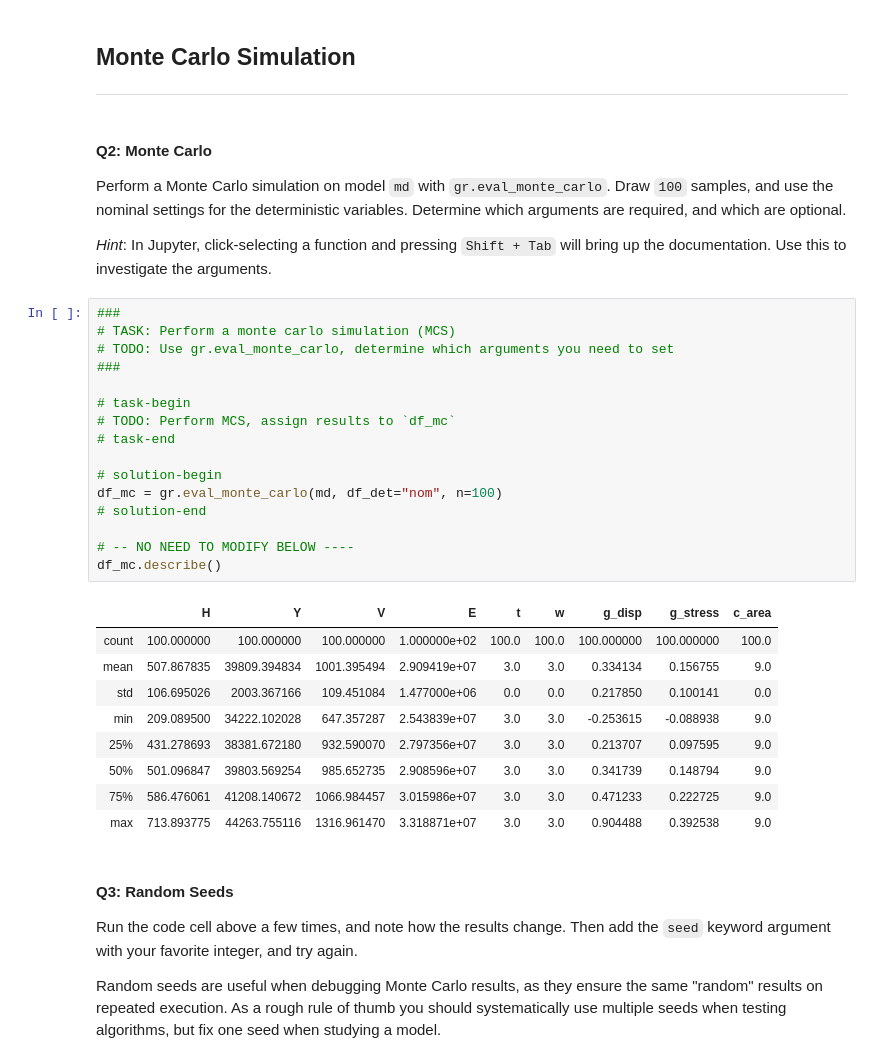
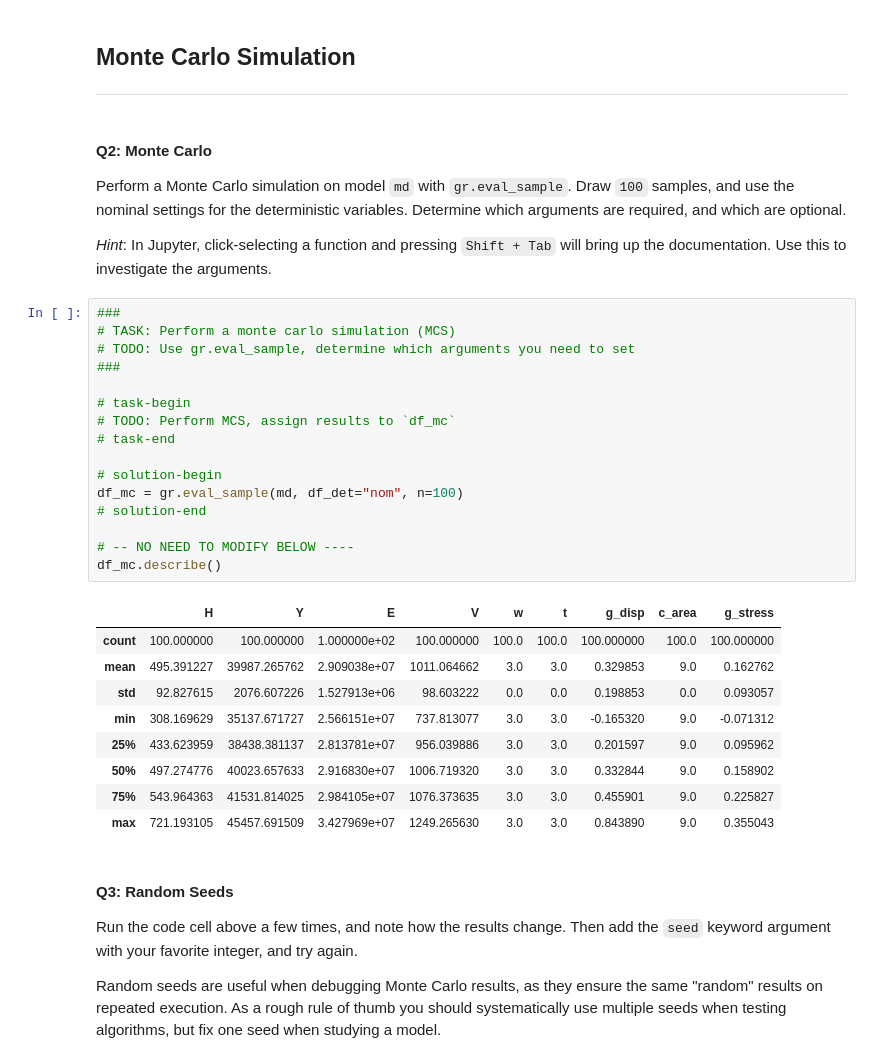
Before and after one commit to zdelrosario/py_grama, a Jupyter notebook: tutorials/t02_explore_master.ipynb, the cells around one changed output. Saved outputs shown, nothing was run; the diff lists cells and outputs as text.

```diff
--- a/tutorials/t02_explore_master.ipynb
+++ b/tutorials/t02_explore_master.ipynb
@@ -72,35 +75,35 @@ model: Cantilever Beam
 ---
 # %% [markdown]
 #### __Q2: Monte Carlo__
-Perform a Monte Carlo simulation on model `md` with `gr.eval_monte_carlo`. Draw `100` samples, and use the nominal settings for the deterministic variables. Determine which arguments are required, and which are optional.
+Perform a Monte Carlo simulation on model `md` with `gr.eval_sample`. Draw `100` samples, and use the nominal settings for the deterministic variables. Determine which arguments are required, and which are optional.
 
 *Hint*: In Jupyter, click-selecting a function and pressing `Shift + Tab` will bring up the documentation. Use this to investigate the arguments.
 # %%
 ###
 # TASK: Perform a monte carlo simulation (MCS)
-# TODO: Use gr.eval_monte_carlo, determine which arguments you need to set
+# TODO: Use gr.eval_sample, determine which arguments you need to set
 ###
 
 # task-begin
 # TODO: Perform MCS, assign results to `df_mc`
 # task-end
 
 # solution-begin
-df_mc = gr.eval_monte_carlo(md, df_det="nom", n=100)
+df_mc = gr.eval_sample(md, df_det="nom", n=100)
 # solution-end
 
 # -- NO NEED TO MODIFY BELOW ----
 df_mc.describe()
 # %% [output]
-|  | H | Y | V | E | t | w | g_disp | g_stress | c_area |
-| count | 100.000000 | 100.000000 | 100.000000 | 1.000000e+02 | 100.0 | 100.0 | 100.000000 | 100.000000 | 100.0 |
-| mean | 507.867835 | 39809.394834 | 1001.395494 | 2.909419e+07 | 3.0 | 3.0 | 0.334134 | 0.156755 | 9.0 |
-| std | 106.695026 | 2003.367166 | 109.451084 | 1.477000e+06 | 0.0 | 0.0 | 0.217850 | 0.100141 | 0.0 |
-| min | 209.089500 | 34222.102028 | 647.357287 | 2.543839e+07 | 3.0 | 3.0 | -0.253615 | -0.088938 | 9.0 |
-| 25% | 431.278693 | 38381.672180 | 932.590070 | 2.797356e+07 | 3.0 | 3.0 | 0.213707 | 0.097595 | 9.0 |
-| 50% | 501.096847 | 39803.569254 | 985.652735 | 2.908596e+07 | 3.0 | 3.0 | 0.341739 | 0.148794 | 9.0 |
-| 75% | 586.476061 | 41208.140672 | 1066.984457 | 3.015986e+07 | 3.0 | 3.0 | 0.471233 | 0.222725 | 9.0 |
-| max | 713.893775 | 44263.755116 | 1316.961470 | 3.318871e+07 | 3.0 | 3.0 | 0.904488 | 0.392538 | 9.0 |
+|  | H | Y | E | V | w | t | g_disp | c_area | g_stress |
+| count | 100.000000 | 100.000000 | 1.000000e+02 | 100.000000 | 100.0 | 100.0 | 100.000000 | 100.0 | 100.000000 |
+| mean | 495.391227 | 39987.265762 | 2.909038e+07 | 1011.064662 | 3.0 | 3.0 | 0.329853 | 9.0 | 0.162762 |
+| std | 92.827615 | 2076.607226 | 1.527913e+06 | 98.603222 | 0.0 | 0.0 | 0.198853 | 0.0 | 0.093057 |
+| min | 308.169629 | 35137.671727 | 2.566151e+07 | 737.813077 | 3.0 | 3.0 | -0.165320 | 9.0 | -0.071312 |
+| 25% | 433.623959 | 38438.381137 | 2.813781e+07 | 956.039886 | 3.0 | 3.0 | 0.201597 | 9.0 | 0.095962 |
+| 50% | 497.274776 | 40023.657633 | 2.916830e+07 | 1006.719320 | 3.0 | 3.0 | 0.332844 | 9.0 | 0.158902 |
+| 75% | 543.964363 | 41531.814025 | 2.984105e+07 | 1076.373635 | 3.0 | 3.0 | 0.455901 | 9.0 | 0.225827 |
+| max | 721.193105 | 45457.691509 | 3.427969e+07 | 1249.265630 | 3.0 | 3.0 | 0.843890 | 9.0 | 0.355043 |
 # %% [markdown]
 #### __Q3: Random Seeds__
 Run the code cell above a few times, and note how the results change. Then add the `seed` keyword argument with your favorite integer, and try again.
```
Also changed, not shown: parts of 11 cells of this notebook, 4 other files.
